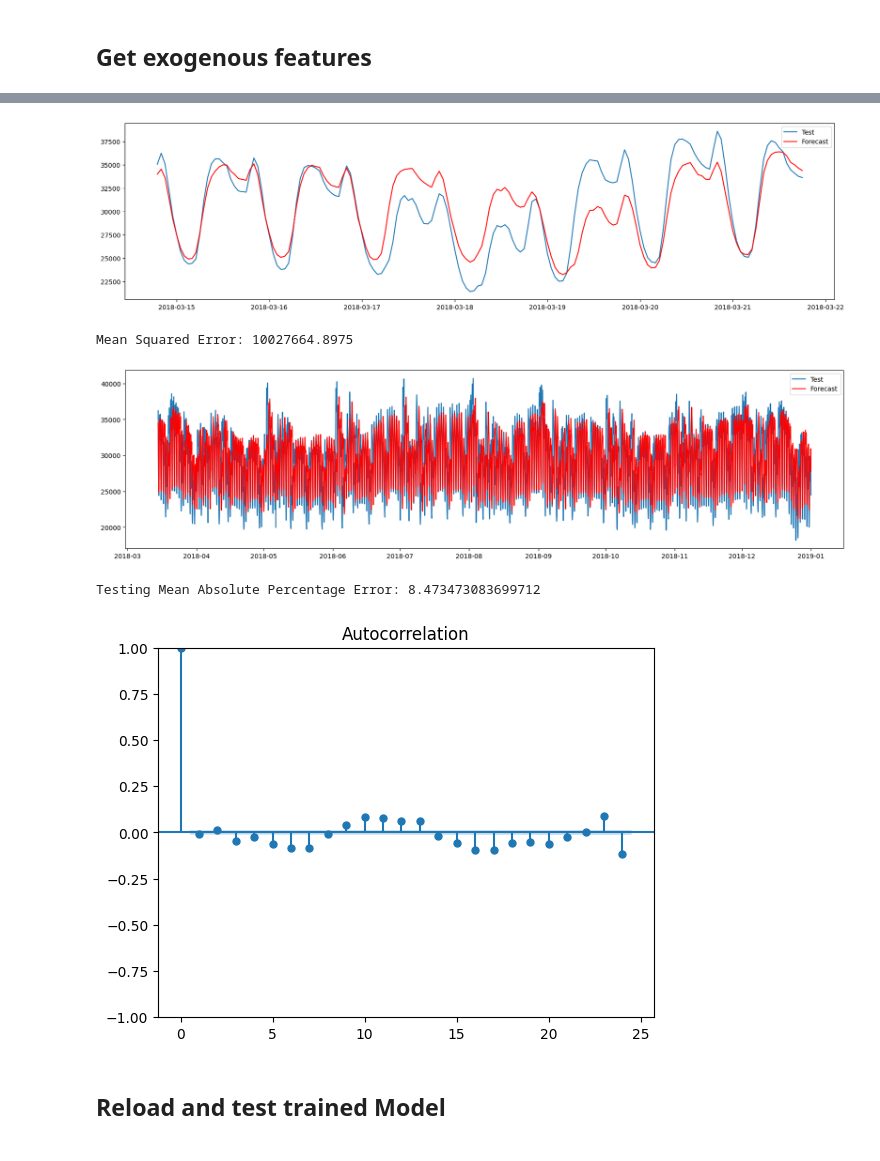
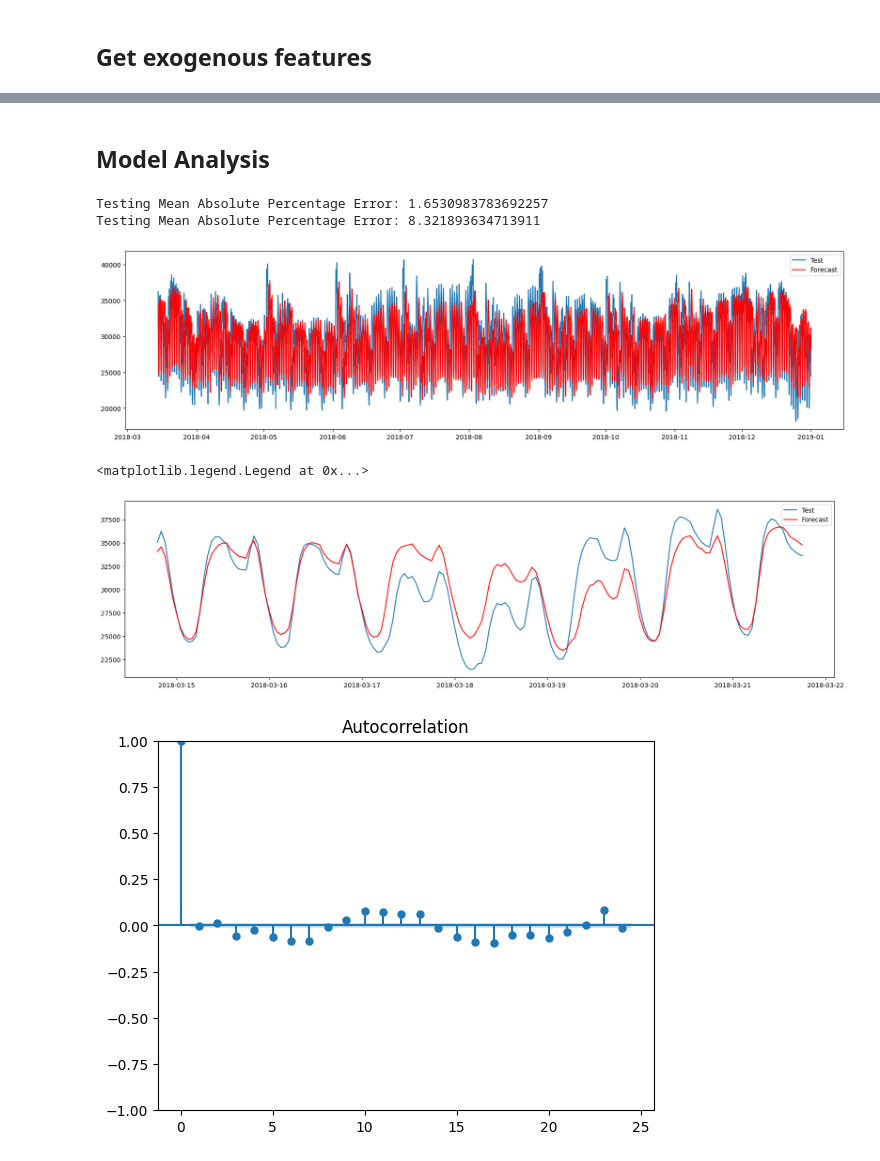
Before and after one commit to hea0516/Energy_Consumption_Investigate_Capstone_Project, a Jupyter notebook: time_series_model.ipynb, the cells around one changed output, grey strips where cells are left out. Cells and saved outputs as stored; diff of their text form; code cells hidden in the pictures.

Commit message:
Refine models

```diff
--- a/time_series_model.ipynb
+++ b/time_series_model.ipynb
@@ -284,11 +285,14 @@ corr = data[X_col].corrwith(data['total load actual'])
 
 corr_sorted = corr.abs().sort_values(ascending=False)
 
-feature_selected = corr_sorted[:12].index.tolist()
+feature_selected = corr_sorted[:18].index.tolist()
 feature_selected.remove('hour')
-# feature_selected.remove('temp_Valencia')
-feature_selected.append('week_cos')
-feature_selected.append('week_sin')
+feature_selected.remove('humidity_Barcelona')
+feature_selected.remove('humidity_Valencia')
+feature_selected.remove('humidity_Bilbao')
+feature_selected.remove('week_sin')
+feature_selected.remove('temp_min_Seville')
+feature_selected.remove('temp_Valencia')
 # %%
 feature_selected
 # %% [output]
@@ -367,33 +371,24 @@ Warnings:
-# %%
-forecast = model_fit.get_forecast(steps=len(test), exog=Xtest)
-n_steps = 24*7
-# Plot
-plt.figure(figsize=(20,5))
-# plt.plot(train, label='Train')
-plt.plot(test[:n_steps], label='Test')
-plt.plot(test.index[:n_steps], forecast.predicted_mean[:n_steps], label='Forecast', color='red')
-plt.legend()
-plt.show()
-
-# Evaluate
-mse = mean_squared_error(test, forecast.predicted_mean)
-print(f"Mean Squared Error: {mse:.4f}")
-# %% [output]
-[figure, removed]
-Mean Squared Error: 10027664.8975
+# %% [markdown]
+## Model Analysis
+# %%
+train_pred = model_fit.fittedvalues
+test_forecast = model_fit.get_forecast(steps=len(test), exog=Xtest)
+test_pred = test_forecast.predicted_mean
+# %%
+print("Testing Mean Absolute Percentage Error: {}".format(mean_absolute_percentage_error(train, train_pred)*100))
+print("Testing Mean Absolute Percentage Error: {}".format(mean_absolute_percentage_error(test, test_pred)*100))
+# %% [output]
+Testing Mean Absolute Percentage Error: 1.6530983783692257
+Testing Mean Absolute Percentage Error: 8.321893634713911
 # %%
-forecast = model_fit.get_forecast(steps=len(test), exog=Xtest)
+
 n_steps = 24*7
 # Plot
 plt.figure(figsize=(20,5))
 # plt.plot(train, label='Train')
 plt.plot(test, label='Test')
-plt.plot(test.index, forecast.predicted_mean, label='Forecast', color='red')
+plt.plot(test.index, test_pred, label='Forecast', color='red')
 plt.legend()
 plt.show()
 # %% [output]
-[figure, old version]
+[figure, new version]
-# %%
-print("Testing Mean Absolute Percentage Error: {}".format(mean_absolute_percentage_error(test, forecast.predicted_mean)*100))
-# %% [output]
-Testing Mean Absolute Percentage Error: 8.473473083699712
@@ -402,3 +395,14 @@ import seaborn as sns
+# %%
+n_steps = 24*7
+# Plot
+plt.figure(figsize=(20,5))
+# plt.plot(train, label='Train')
+plt.plot(test[:n_steps], label='Test')
+plt.plot(test.index[:n_steps], test_pred[:n_steps], label='Forecast', color='red')
+plt.legend()
+# %% [output]
+<matplotlib.legend.Legend at 0x...>
+[figure, added]
 # %%
 from statsmodels.graphics.tsaplots import plot_acf
 import matplotlib.pyplot as plt
@@ -406,6 +410,4 @@ import matplotlib.pyplot as plt
 plot_acf(model_fit.resid, lags=24)
 plt.show()
 # %% [output]
-[figure, old version]
+[figure, new version]
-# %% [markdown]
-## Reload and test trained Model
```
Also changed, not shown: parts of 21 cells of this notebook, 1 other file.
